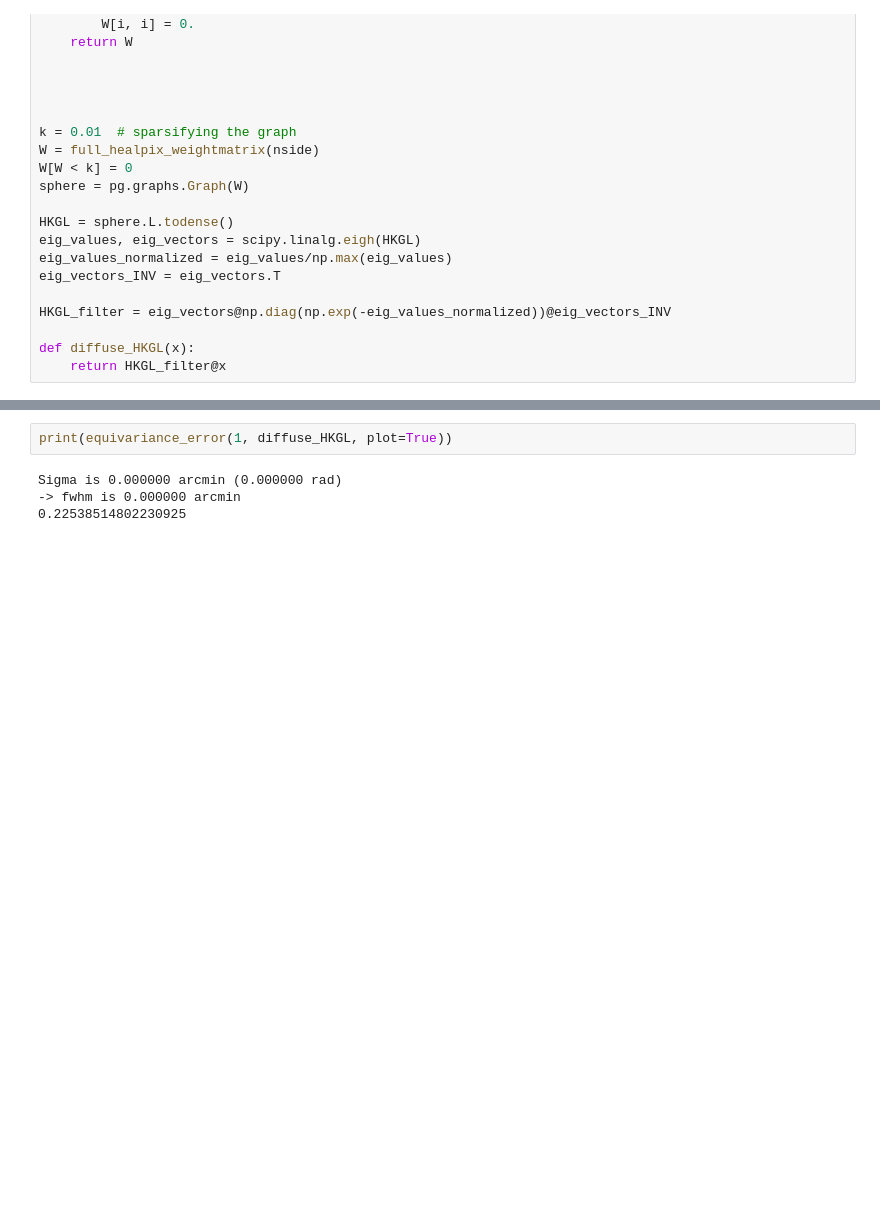
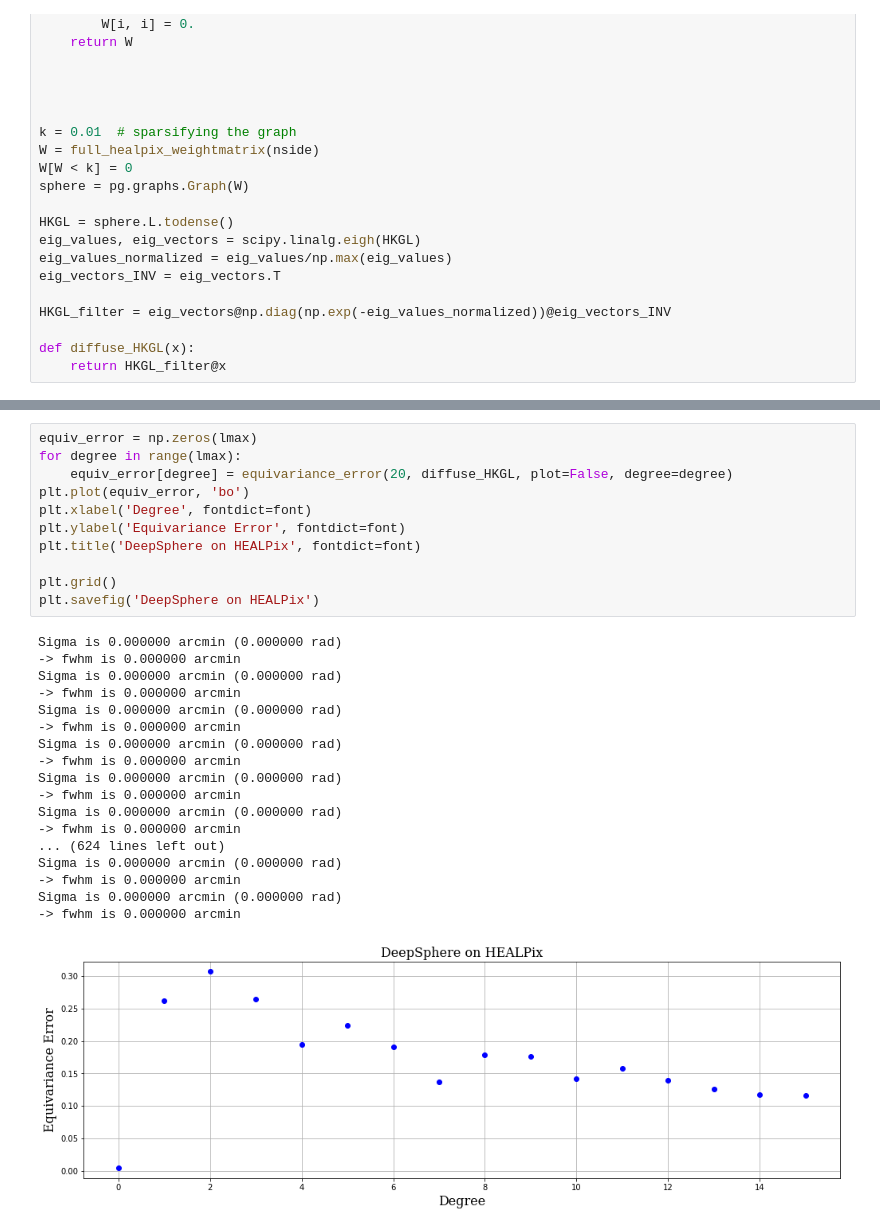
Before and after one commit to MartMilani/PDM, a Jupyter notebook: codes/06.Equivariance_error/HEALPix_equivariance_error.ipynb, the cells around one changed output, grey strips where cells are left out. Cells and saved outputs as stored; diff of their text form; blank space fills up the shorter version.

```diff
--- a/codes/06.Equivariance_error/HEALPix_equivariance_error.ipynb
+++ b/codes/06.Equivariance_error/HEALPix_equivariance_error.ipynb
@@ -388,6 +412,30 @@ def diffuse_HKGL(x):
-# %%
-print(equivariance_error(1, diffuse_HKGL, plot=True))
-# %% [output]
-Sigma is 0.000000 arcmin (0.000000 rad)
--> fwhm is 0.000000 arcmin
-0.22538514802230925
+# %%
+equiv_error = np.zeros(lmax)
+for degree in range(lmax):
+    equiv_error[degree] = equivariance_error(20, diffuse_HKGL, plot=False, degree=degree)
+plt.plot(equiv_error, 'bo')
+plt.xlabel('Degree', fontdict=font)
+plt.ylabel('Equivariance Error', fontdict=font)
+plt.title('DeepSphere on HEALPix', fontdict=font)
+
+plt.grid()
+plt.savefig('DeepSphere on HEALPix')
+# %% [output]
+Sigma is 0.000000 arcmin (0.000000 rad)
+-> fwhm is 0.000000 arcmin
+Sigma is 0.000000 arcmin (0.000000 rad)
+-> fwhm is 0.000000 arcmin
+Sigma is 0.000000 arcmin (0.000000 rad)
+-> fwhm is 0.000000 arcmin
+Sigma is 0.000000 arcmin (0.000000 rad)
+-> fwhm is 0.000000 arcmin
+Sigma is 0.000000 arcmin (0.000000 rad)
+-> fwhm is 0.000000 arcmin
+Sigma is 0.000000 arcmin (0.000000 rad)
+-> fwhm is 0.000000 arcmin
+... (624 lines left out)
+Sigma is 0.000000 arcmin (0.000000 rad)
+-> fwhm is 0.000000 arcmin
+Sigma is 0.000000 arcmin (0.000000 rad)
+-> fwhm is 0.000000 arcmin
+[figure, added]
```
Also changed, not shown: parts of 8 cells of this notebook, 10 other files.
